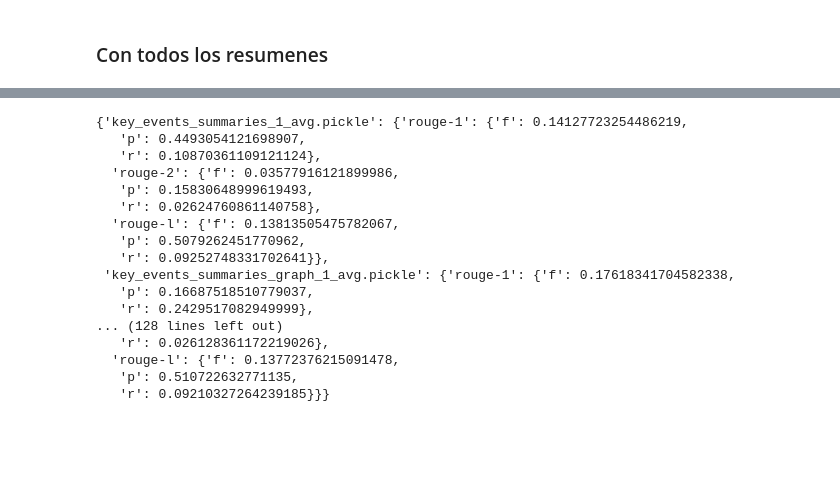
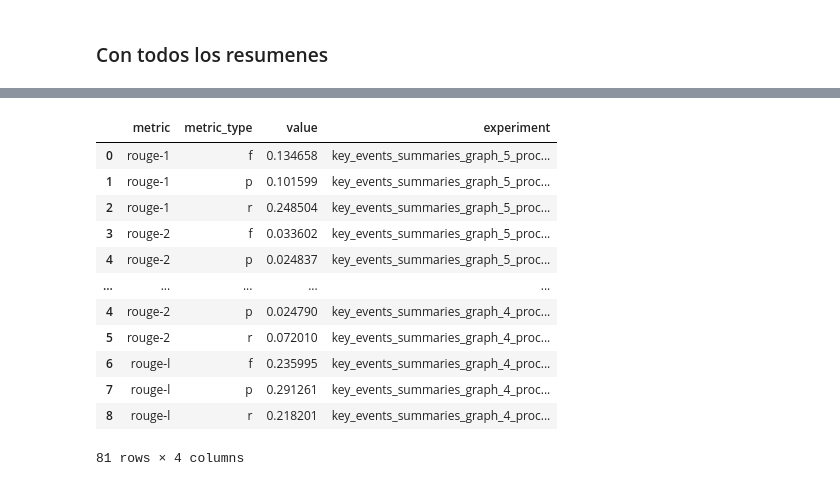
Before and after one commit to gscharly/master_ds_tfm, a Jupyter notebook: analysis/summary/metrics/metrics.ipynb, the cells around one changed output, grey strips where cells are left out. Drawn from its saved outputs; the diff is of its cells as text; code cells hidden in the pictures; blank space fills up the shorter version.

```diff
--- a/analysis/summary/metrics/metrics.ipynb
+++ b/analysis/summary/metrics/metrics.ipynb
@@ -175,23 +173,21 @@ Writing avg to /home/carlos/MasterDS/tfm/data/metrics/summaries/rouge/key_events
-# %%
-evaluation.output_avg_metrics()
-# %% [output]
-{'key_events_summaries_1_avg.pickle': {'rouge-1': {'f': 0.14127723254486219,
-   'p': 0.4493054121698907,
-   'r': 0.10870361109121124},
-  'rouge-2': {'f': 0.03577916121899986,
-   'p': 0.15830648999619493,
-   'r': 0.02624760861140758},
-  'rouge-l': {'f': 0.13813505475782067,
-   'p': 0.5079262451770962,
-   'r': 0.09252748331702641}},
- 'key_events_summaries_graph_1_avg.pickle': {'rouge-1': {'f': 0.17618341704582338,
-   'p': 0.16687518510779037,
-   'r': 0.2429517082949999},
-... (128 lines left out)
-   'r': 0.026128361172219026},
-  'rouge-l': {'f': 0.13772376215091478,
-   'p': 0.510722632771135,
-   'r': 0.09210327264239185}}}
+# %%
+pd_metrics = evaluation.output_avg_metrics()
+# %%
+pd_metrics
+# %% [output]
+|  | metric | metric_type | value | experiment |
+| 0 | rouge-1 | f | 0.134658 | key_events_summaries_graph_5_proc... |
+| 1 | rouge-1 | p | 0.101599 | key_events_summaries_graph_5_proc... |
+| 2 | rouge-1 | r | 0.248504 | key_events_summaries_graph_5_proc... |
+| 3 | rouge-2 | f | 0.033602 | key_events_summaries_graph_5_proc... |
+| 4 | rouge-2 | p | 0.024837 | key_events_summaries_graph_5_proc... |
+| ... | ... | ... | ... | ... |
+| 4 | rouge-2 | p | 0.024790 | key_events_summaries_graph_4_proc... |
+| 5 | rouge-2 | r | 0.072010 | key_events_summaries_graph_4_proc... |
+| 6 | rouge-l | f | 0.235995 | key_events_summaries_graph_4_proc... |
+| 7 | rouge-l | p | 0.291261 | key_events_summaries_graph_4_proc... |
+| 8 | rouge-l | r | 0.218201 | key_events_summaries_graph_4_proc... |
+81 rows × 4 columns
 # %%
 evaluation.bound_metrics()
 # %% [output]
```
Also changed, not shown: parts of 5 cells of this notebook, 8 other files.
